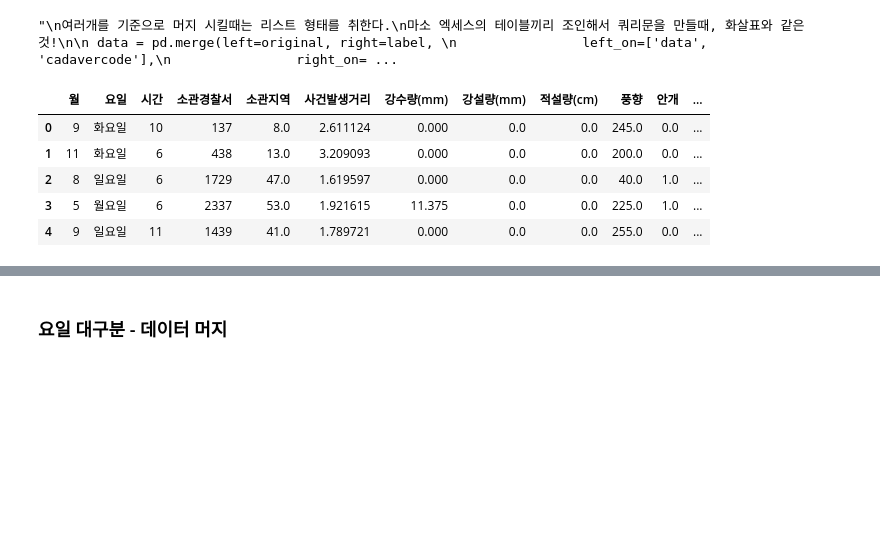
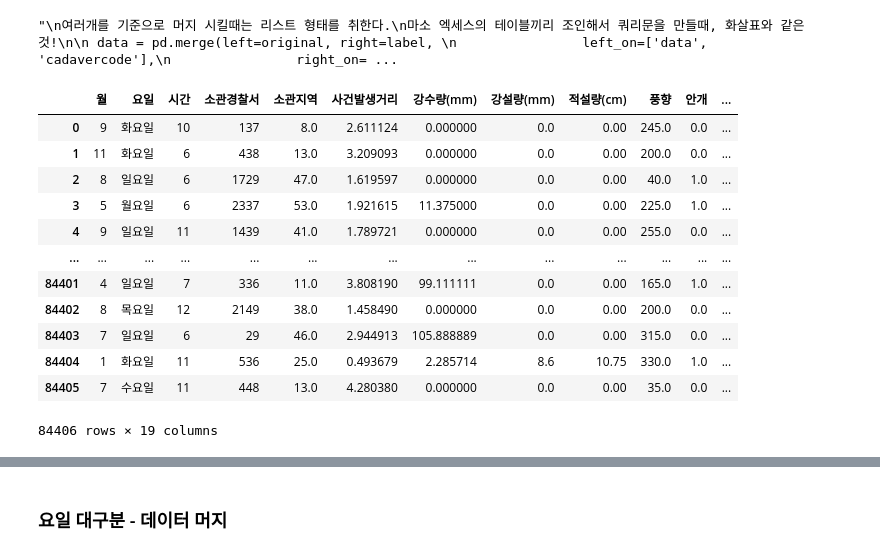
Before and after one commit to dhyunwoo/prj_dacon_crime, a Jupyter notebook: dacon_crime_prediction-xgboostClassifier.ipynb, the cells around one changed output, grey strips where cells are left out. Drawn from its saved outputs; the diff is of its cells as text; code cells hidden in the pictures; blank space fills up the shorter version.

```diff
--- a/dacon_crime_prediction-xgboostClassifier.ipynb
+++ b/dacon_crime_prediction-xgboostClassifier.ipynb
@@ -105,12 +105,19 @@ TEST.drop(columns=['구역', 'ID'], inplace=True)
 # %% [output]
 "\n여러개를 기준으로 머지 시킬때는 리스트 형태를 취한다.\n마소 엑세스의 테이블끼리 조인해서 쿼리문을 만들때, 화살표와 같은 것!\n\n data = pd.merge(left=original, right=label, \n                left_on=['data', 'cadavercode'],\n                right_on= ...
 # %%
-DATA.head(5)
+DATA
 # %% [output]
 |  | 월 | 요일 | 시간 | 소관경찰서 | 소관지역 | 사건발생거리 | 강수량(mm) | 강설량(mm) | 적설량(cm) | 풍향 | 안개 | ... |
-| 0 | 9 | 화요일 | 10 | 137 | 8.0 | 2.611124 | 0.000 | 0.0 | 0.0 | 245.0 | 0.0 | ... |
-| 1 | 11 | 화요일 | 6 | 438 | 13.0 | 3.209093 | 0.000 | 0.0 | 0.0 | 200.0 | 0.0 | ... |
-| 2 | 8 | 일요일 | 6 | 1729 | 47.0 | 1.619597 | 0.000 | 0.0 | 0.0 | 40.0 | 1.0 | ... |
-| 3 | 5 | 월요일 | 6 | 2337 | 53.0 | 1.921615 | 11.375 | 0.0 | 0.0 | 225.0 | 1.0 | ... |
-| 4 | 9 | 일요일 | 11 | 1439 | 41.0 | 1.789721 | 0.000 | 0.0 | 0.0 | 255.0 | 0.0 | ... |
+| 0 | 9 | 화요일 | 10 | 137 | 8.0 | 2.611124 | 0.000000 | 0.0 | 0.00 | 245.0 | 0.0 | ... |
+| 1 | 11 | 화요일 | 6 | 438 | 13.0 | 3.209093 | 0.000000 | 0.0 | 0.00 | 200.0 | 0.0 | ... |
+| 2 | 8 | 일요일 | 6 | 1729 | 47.0 | 1.619597 | 0.000000 | 0.0 | 0.00 | 40.0 | 1.0 | ... |
+| 3 | 5 | 월요일 | 6 | 2337 | 53.0 | 1.921615 | 11.375000 | 0.0 | 0.00 | 225.0 | 1.0 | ... |
+| 4 | 9 | 일요일 | 11 | 1439 | 41.0 | 1.789721 | 0.000000 | 0.0 | 0.00 | 255.0 | 0.0 | ... |
+| ... | ... | ... | ... | ... | ... | ... | ... | ... | ... | ... | ... | ... |
+| 84401 | 4 | 일요일 | 7 | 336 | 11.0 | 3.808190 | 99.111111 | 0.0 | 0.00 | 165.0 | 1.0 | ... |
+| 84402 | 8 | 목요일 | 12 | 2149 | 38.0 | 1.458490 | 0.000000 | 0.0 | 0.00 | 200.0 | 0.0 | ... |
+| 84403 | 7 | 일요일 | 6 | 29 | 46.0 | 2.944913 | 105.888889 | 0.0 | 0.00 | 315.0 | 0.0 | ... |
+| 84404 | 1 | 화요일 | 11 | 536 | 25.0 | 0.493679 | 2.285714 | 8.6 | 10.75 | 330.0 | 1.0 | ... |
+| 84405 | 7 | 수요일 | 11 | 448 | 13.0 | 4.280380 | 0.000000 | 0.0 | 0.00 | 35.0 | 0.0 | ... |
+84406 rows × 19 columns
 # %%
```
Also changed, not shown: parts of 11 cells of this notebook, 3 other files.
